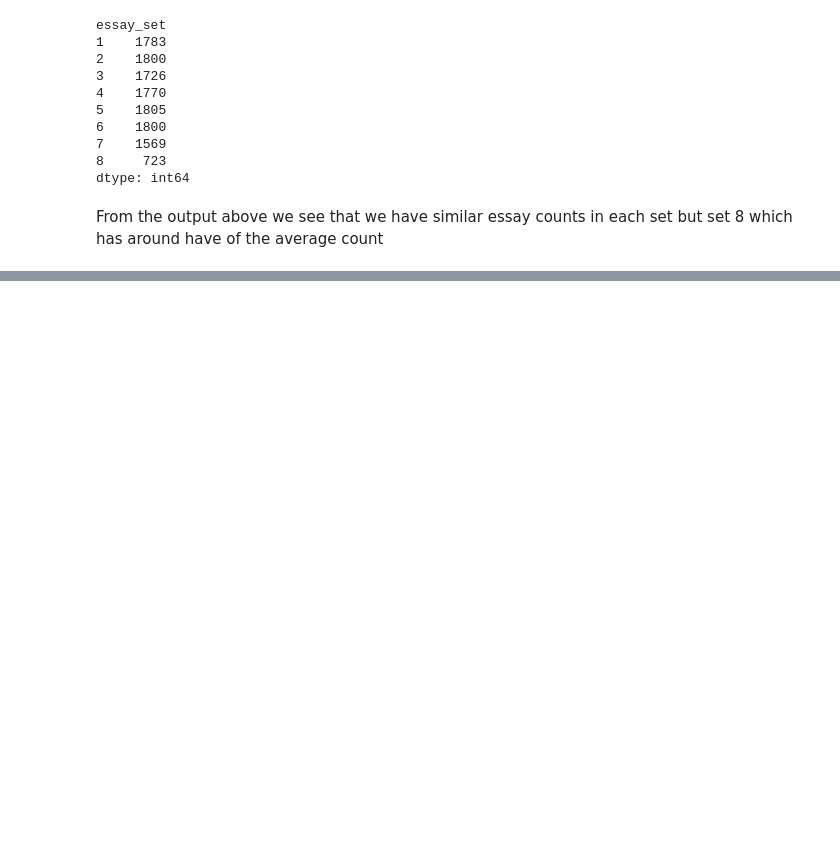
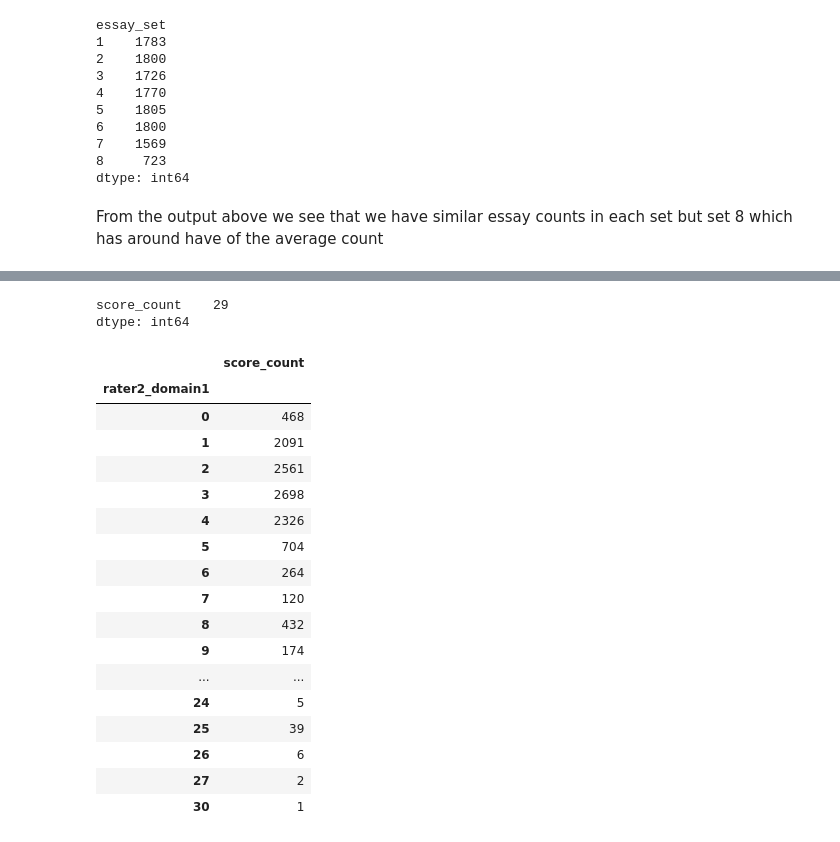
Before and after one commit to hazem-alabiad/automated-essay-grading-system, a Jupyter notebook: main.ipynb, the cells around one changed output, grey strips where cells are left out. Cells and saved outputs as stored; diff of their text form; code cells hidden in the pictures; blank space fills up the shorter version.

```diff
--- a/main.ipynb
+++ b/main.ipynb
@@ -162,3 +165,28 @@ dtype: int64
 | 27 | 2 |
 | 28 | 1 |
 | 30 | 3 |
+# %%
+rate2_count_df = pd.DataFrame(train_df.groupby("rater2_domain1").size(), columns= ["score_count"])
+print(rate2_count_df.count())
+rate2_count_df
+# %% [output]
+score_count    29
+dtype: int64
+|  | score_count |
+| rater2_domain1 |  |
+| 0 | 468 |
+| 1 | 2091 |
+| 2 | 2561 |
+| 3 | 2698 |
+| 4 | 2326 |
+| 5 | 704 |
+| 6 | 264 |
+| 7 | 120 |
+| 8 | 432 |
+| 9 | 174 |
+| ... | ... |
+| 24 | 5 |
+| 25 | 39 |
+| 26 | 6 |
+| 27 | 2 |
+| 30 | 1 |
```
Also changed, not shown: parts of 12 cells of this notebook, 1 other file.
